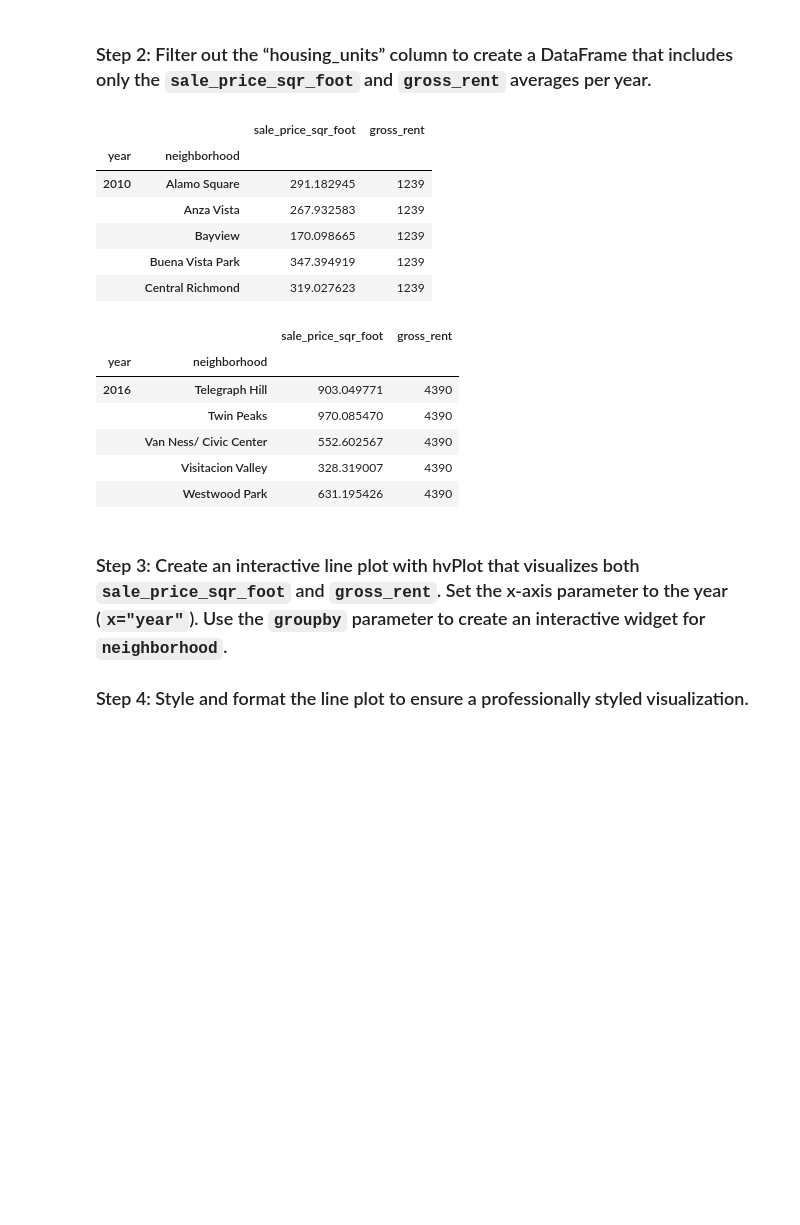
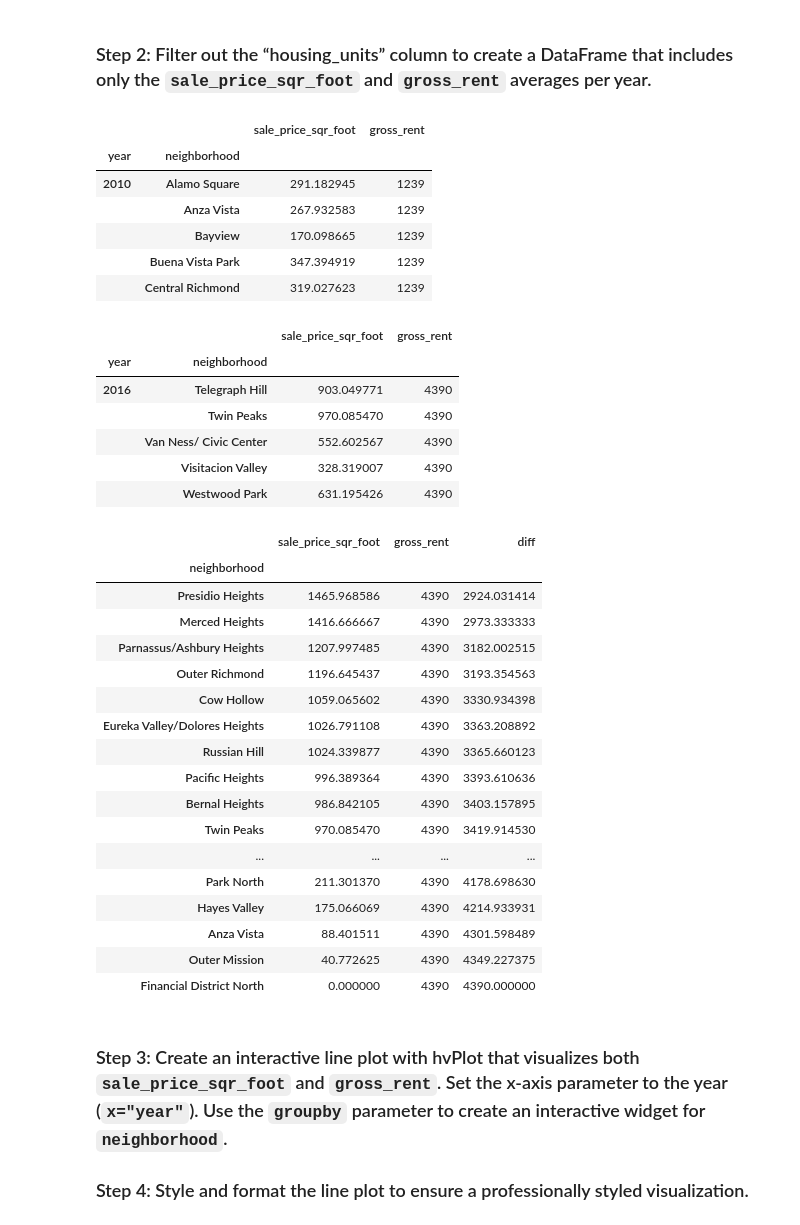
Before and after one commit to n8patterson/real_estate_analysis, a Jupyter notebook: san_francisco_housing.ipynb, the cells around one changed output. Saved outputs shown, nothing was run; the diff lists cells and outputs as text; code cells hidden in the pictures; blank space fills up the shorter version.

```diff
--- a/san_francisco_housing.ipynb
+++ b/san_francisco_housing.ipynb
@@ -379,25 +379,47 @@ prices_by_year_by_neighborhood
 # %%
 # Filter out the housing_units
 prices_by_year_by_neighborhood = prices_by_year_by_neighborhood[['sale_price_sqr_foot', 'gross_rent']]
 
 # Review the first and last five rows of the DataFrame
 display(prices_by_year_by_neighborhood.head())
 display(prices_by_year_by_neighborhood.tail())
+
+prices_by_year_by_neighborhood['diff'] = prices_by_year_by_neighborhood['gross_rent'] - prices_by_year_by_neighborhood['sale_price_sqr_foot']
+
+display(prices_by_year_by_neighborhood.loc[2016].sort_values('diff'))
 # %% [output]
 |  |  | sale_price_sqr_foot | gross_rent |
 | year | neighborhood |  |  |
 | 2010 | Alamo Square | 291.182945 | 1239 |
 |  | Anza Vista | 267.932583 | 1239 |
 |  | Bayview | 170.098665 | 1239 |
 |  | Buena Vista Park | 347.394919 | 1239 |
 |  | Central Richmond | 319.027623 | 1239 |
 |  |  | sale_price_sqr_foot | gross_rent |
 | year | neighborhood |  |  |
 | 2016 | Telegraph Hill | 903.049771 | 4390 |
 |  | Twin Peaks | 970.085470 | 4390 |
 |  | Van Ness/ Civic Center | 552.602567 | 4390 |
 |  | Visitacion Valley | 328.319007 | 4390 |
 |  | Westwood Park | 631.195426 | 4390 |
+|  | sale_price_sqr_foot | gross_rent | diff |
+| neighborhood |  |  |  |
+| Presidio Heights | 1465.968586 | 4390 | 2924.031414 |
+| Merced Heights | 1416.666667 | 4390 | 2973.333333 |
+| Parnassus/Ashbury Heights | 1207.997485 | 4390 | 3182.002515 |
+| Outer Richmond | 1196.645437 | 4390 | 3193.354563 |
+| Cow Hollow | 1059.065602 | 4390 | 3330.934398 |
+| Eureka Valley/Dolores Heights | 1026.791108 | 4390 | 3363.208892 |
+| Russian Hill | 1024.339877 | 4390 | 3365.660123 |
+| Pacific Heights | 996.389364 | 4390 | 3393.610636 |
+| Bernal Heights | 986.842105 | 4390 | 3403.157895 |
+| Twin Peaks | 970.085470 | 4390 | 3419.914530 |
+| ... | ... | ... | ... |
+| Park North | 211.301370 | 4390 | 4178.698630 |
+| Hayes Valley | 175.066069 | 4390 | 4214.933931 |
+| Anza Vista | 88.401511 | 4390 | 4301.598489 |
+| Outer Mission | 40.772625 | 4390 | 4349.227375 |
+| Financial District North | 0.000000 | 4390 | 4390.000000 |
 # %% [markdown]
 ### Step 3: Create an interactive line plot with hvPlot that visualizes both `sale_price_sqr_foot` and `gross_rent`. Set the x-axis parameter to the year (`x="year"`). Use the `groupby` parameter to create an interactive widget for `neighborhood`.
 
```
Also changed, not shown: parts of 2 cells of this notebook.
